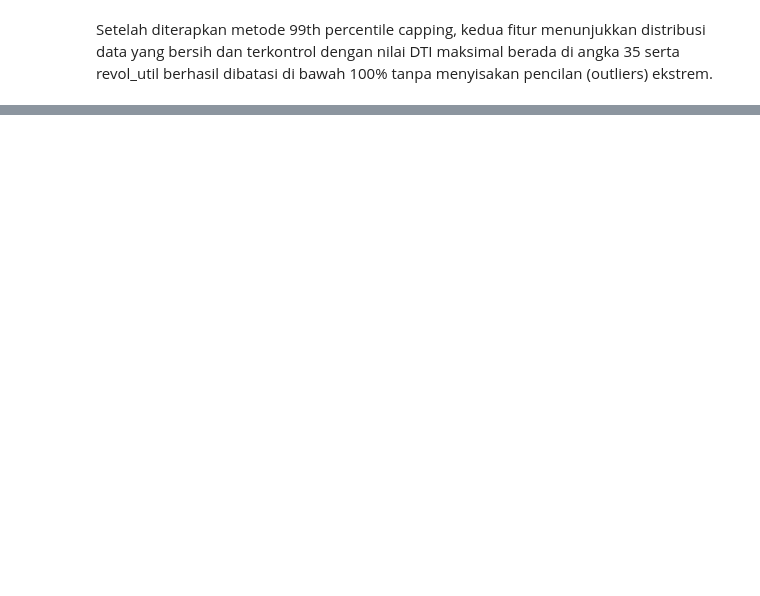
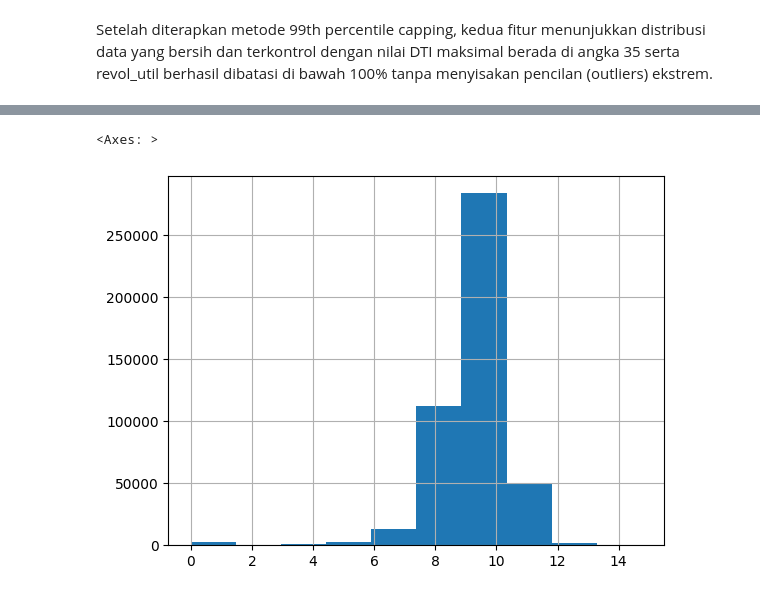
Before and after one commit to rfaoktvian/ChurnPrediction, a Jupyter notebook: notebooks/01_model_development.ipynb, the cells around one changed output, grey strips where cells are left out. Saved outputs shown, nothing was run; the diff lists cells and outputs as text; code cells hidden in the pictures; blank space fills up the shorter version.

```diff
--- a/notebooks/01_model_development.ipynb
+++ b/notebooks/01_model_development.ipynb
@@ -593,0 +621,5 @@ Setelah diterapkan metode 99th percentile capping, kedua fitur menunjukkan distr
+# %%
+df['log_revol_bal'].hist()
+# %% [output]
+<Axes: >
+[figure, added]
```
Also changed, not shown: parts of 5 cells of this notebook.
